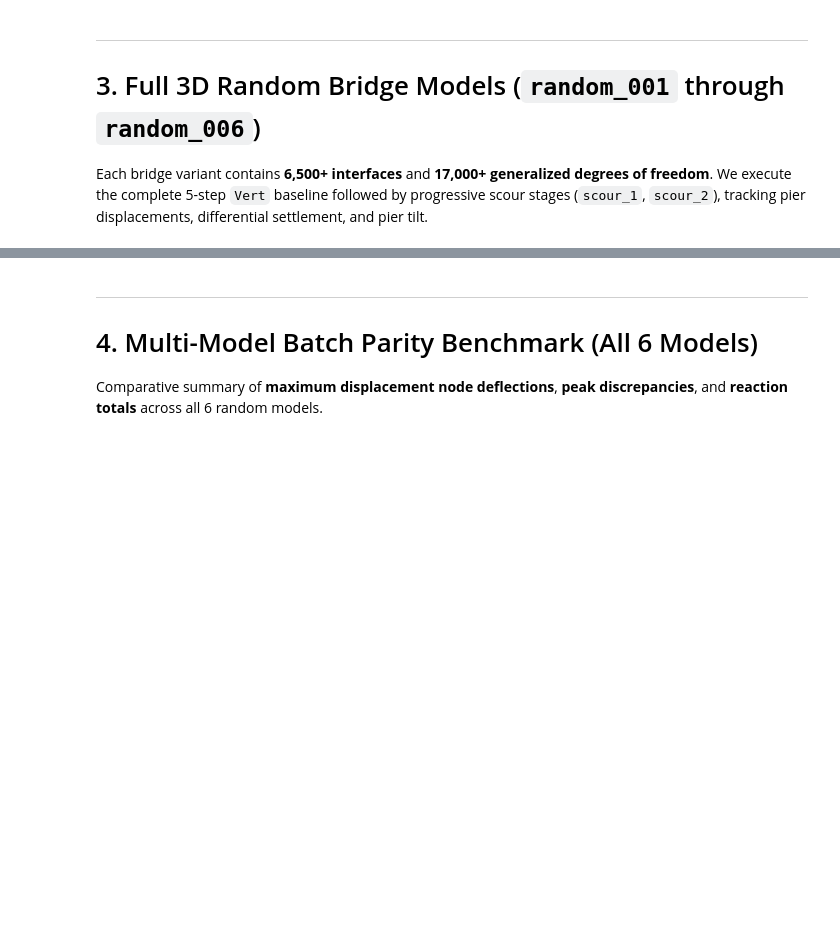
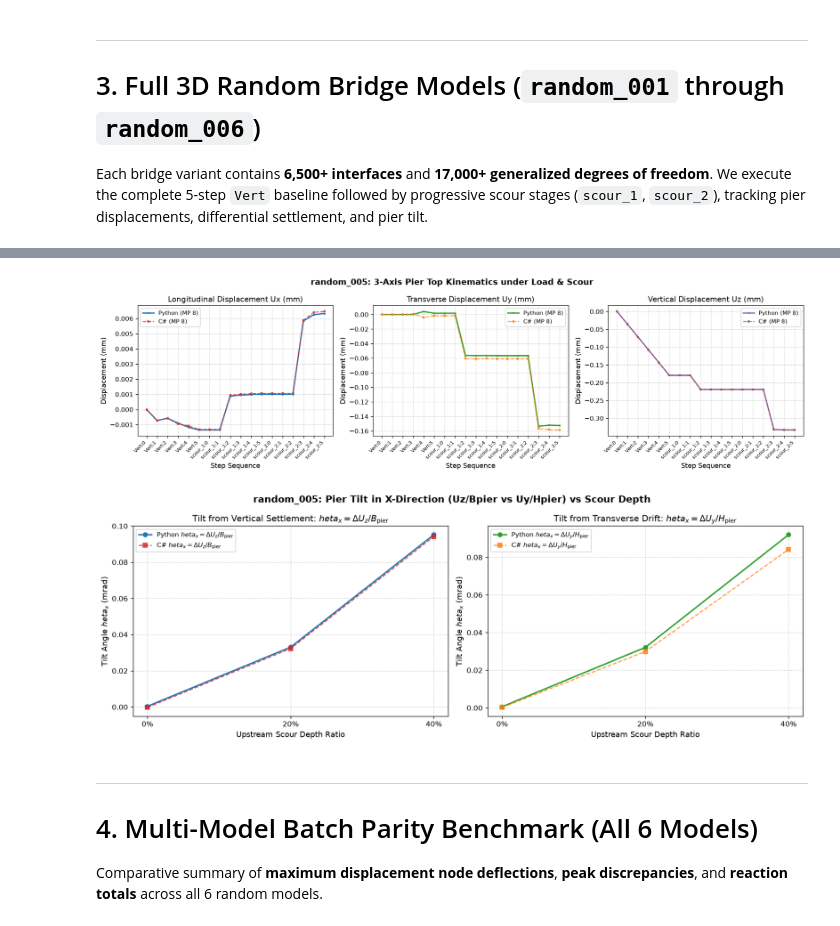
Before and after one commit to mbonatte/histra-python, a Jupyter notebook: run_model.ipynb, the cells around one changed output, grey strips where cells are left out. Cells and saved outputs as stored; diff of their text form; code cells hidden in the pictures; blank space fills up the shorter version.

```diff
--- a/run_model.ipynb
+++ b/run_model.ipynb
@@ -664,16 +841,27 @@ plot_scour_vs_displacement(
 # %%
 # Plot 3: 3-Axis Pier Top Kinematics (Ux, Uy, Uz) across Analysis Steps
 plot_pier_top_kinematics(
     rand_aligned,
     title=f"{SELECTED_JOB}: 3-Axis Pier Top Kinematics under Load & Scour",
     pier_mp=8,
 )
 
-# Plot 4: Pier Tilt and Rotation Angles (theta_x, theta_y in mrad)
+# Plot 4: Pier Tilt and Rotation Angles (theta_x from Uz/Bpier vs Uy/Hpier)
 plot_pier_rotation(
     rand_scour,
-    title=f"{SELECTED_JOB}: Pier Tilt (Rotation Angles in mrad) vs Scour Depth",
+    title=f"{SELECTED_JOB}: Pier Tilt in X-Direction (Uz/Bpier vs Uy/Hpier) vs Scour Depth",
 )
+
+# Plot 5: Pier Tilt vs Live Load Pushover (if live load executed)
+if any("LiveLoad" in s.get("analysis_name", "") for s in rand_aligned.get("steps", [])):
+    plot_pier_tilt_vs_load(
+        rand_aligned,
+        title=f"{SELECTED_JOB}: Pier Tilt vs Live Load Pushover",
+        analysis_filter="LiveLoad",
+    )
+# %% [output]
+[figure, added]
+[figure, added]
 # %% [markdown]
 ---
 # 4. Multi-Model Batch Parity Benchmark (All 6 Models)
```
Also changed, not shown: parts of 18 cells of this notebook, 11 other files.
